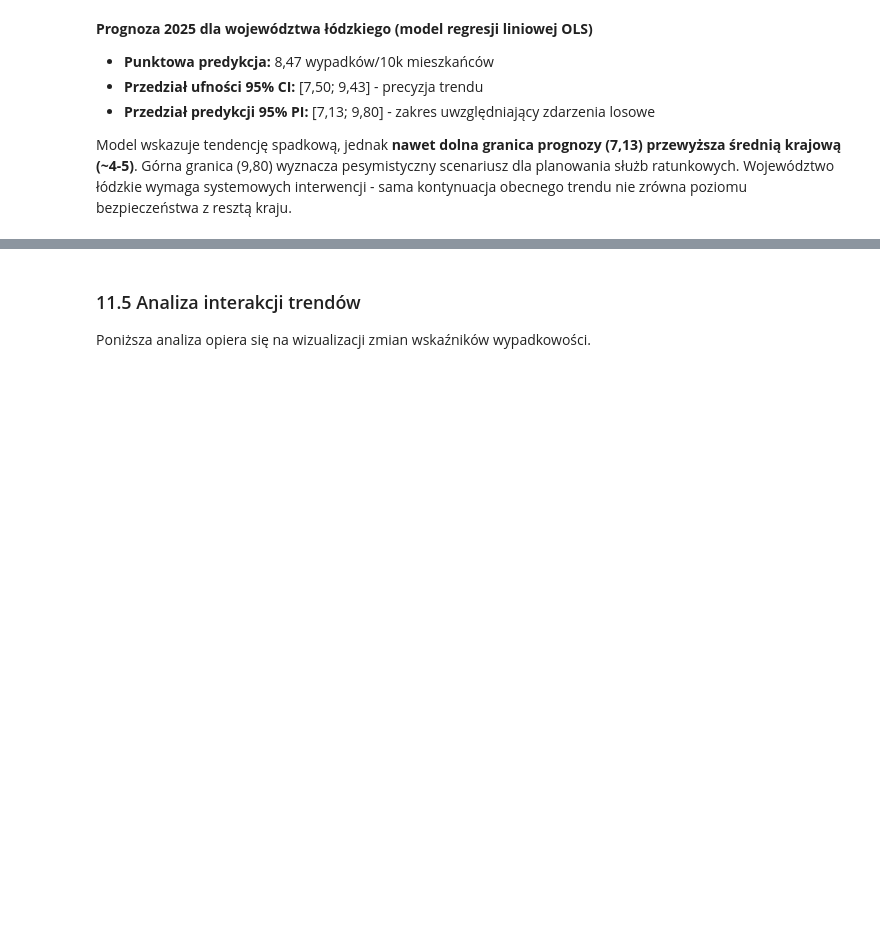
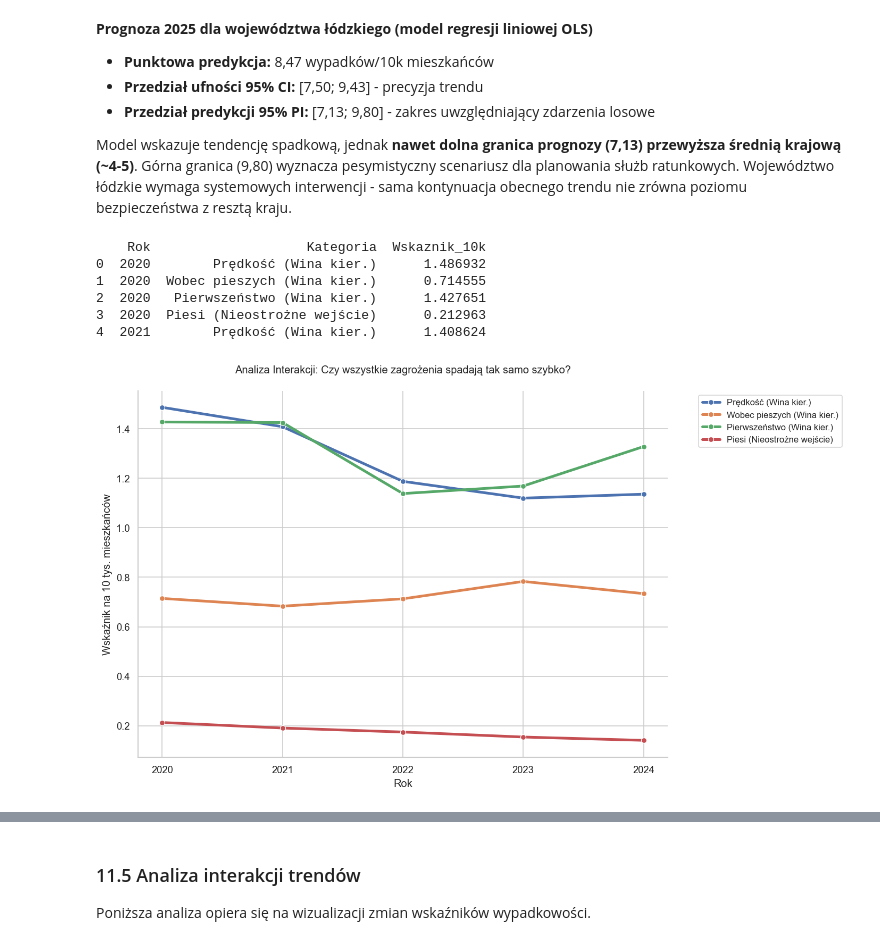
Before and after one commit to wiktoria-gliniecka/ggplotki, a Jupyter notebook: projekt_ggplotki.ipynb, the cells around one changed output, grey strips where cells are left out. Drawn from its saved outputs; the diff is of its cells as text; code cells hidden in the pictures; blank space fills up the shorter version.

```diff
--- a/projekt_ggplotki.ipynb
+++ b/projekt_ggplotki.ipynb
@@ -1249,3 +1253,47 @@ plt.tight_layout()
 - **Przedział predykcji 95% PI:** [7,13; 9,80] - zakres uwzględniający zdarzenia losowe
 
 Model wskazuje tendencję spadkową, jednak **nawet dolna granica prognozy (7,13) przewyższa średnią krajową (~4-5)**. Górna granica (9,80) wyznacza pesymistyczny scenariusz dla planowania służb ratunkowych. Województwo łódzkie wymaga systemowych interwencji - sama kontynuacja obecnego trendu nie zrówna poziomu bezpieczeństwa z resztą kraju.
+# %%
+# 1. Wybieramy kluczowe kategorie (te same co do 4 paneli)
+kluczowe_kategorie = [
+    'wina kierujących pojazdami - niedostosowanie prędkości do warunków ruchu',
+    'wina kierujących pojazdami - nieprzestrzeganie pierwszeństwa przejazdu',
+    'wina kierujących pojazdami - nieprawidłowe zachowanie wobec pieszych',
+    'wina pieszych - nieostrożne wejście na jezdnię'
+]
+
+# 2. Filtrujemy df_full i liczymy średnią ogólnopolską dla każdego roku i kategorii
+df_analiza = df_full[df_full['Kategoria'].isin(kluczowe_kategorie)].copy()
+df_analiza = df_analiza.groupby(['Rok', 'Kategoria'])['Wskaznik_10k'].mean().reset_index()
+
+# 3. Skracamy nazwy kategorii do legendy, żeby wykres był przejrzysty
+skrocone_mapowanie = {
+    'wina kierujących pojazdami - niedostosowanie prędkości do warunków ruchu': 'Prędkość (Wina kier.)',
+    'wina kierujących pojazdami - nieprzestrzeganie pierwszeństwa przejazdu': 'Pierwszeństwo (Wina kier.)',
+    'wina kierujących pojazdami - nieprawidłowe zachowanie wobec pieszych': 'Wobec pieszych (Wina kier.)',
+    'wina pieszych - nieostrożne wejście na jezdnię': 'Piesi (Nieostrożne wejście)'
+}
+df_analiza['Kategoria'] = df_analiza['Kategoria'].map(skrocone_mapowanie)
+
+# 4. Wyświetlamy podgląd, żeby upewnić się, że dane są poprawne
+print(df_analiza.head())
+# %% [output]
+    Rok                    Kategoria  Wskaznik_10k
+0  2020        Prędkość (Wina kier.)      1.486932
+1  2020  Wobec pieszych (Wina kier.)      0.714555
+2  2020   Pierwszeństwo (Wina kier.)      1.427651
+3  2020  Piesi (Nieostrożne wejście)      0.212963
+4  2021        Prędkość (Wina kier.)      1.408624
+# %%
+# ---  INTERAKCJA TRENDÓW ---
+plt.figure(figsize=(12, 7))
+sns.lineplot(data=df_analiza, x='Rok', y='Wskaznik_10k', hue='Kategoria', marker='o', linewidth=3)
+plt.title('Analiza Interakcji: Czy wszystkie zagrożenia spadają tak samo szybko?', pad=20)
+plt.ylabel('Wskaźnik na 10 tys. mieszkańców')
+plt.legend(bbox_to_anchor=(1.05, 1), loc='upper left', fontsize=10)
+plt.xticks(df_analiza['Rok'].unique())
+sns.despine()
+plt.tight_layout()
+plt.show()
+# %% [output]
+[figure, added]
```
Also changed, not shown: parts of 3 cells of this notebook, 1 other file.
